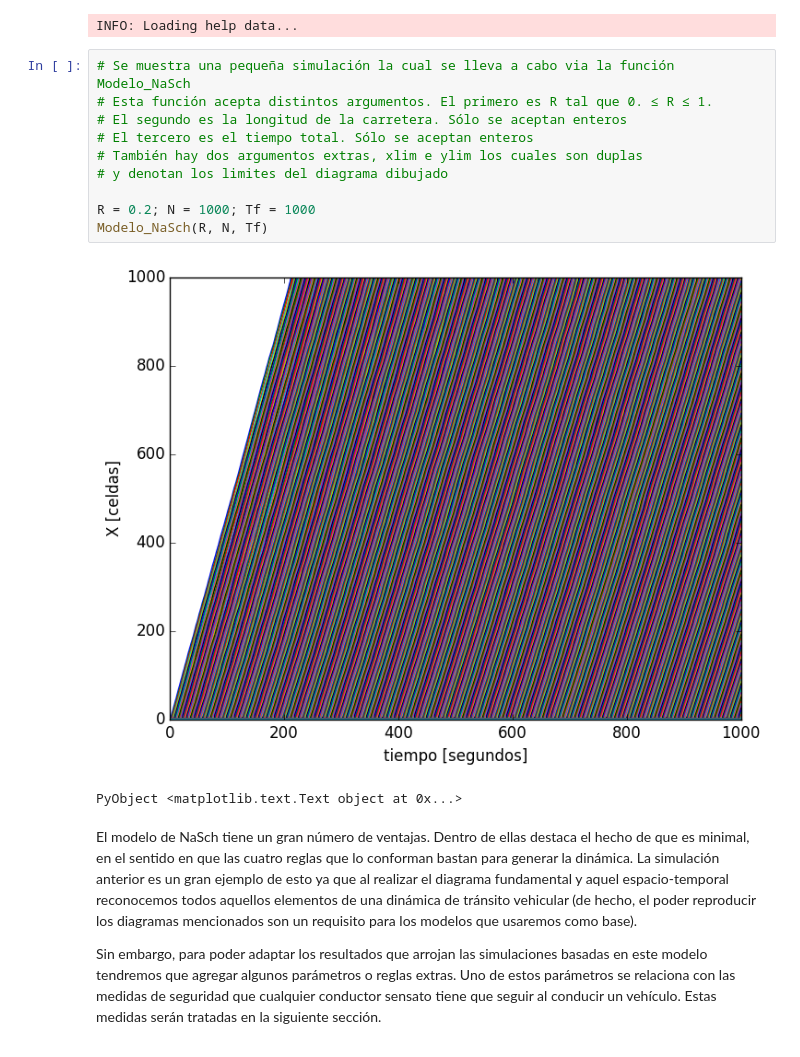
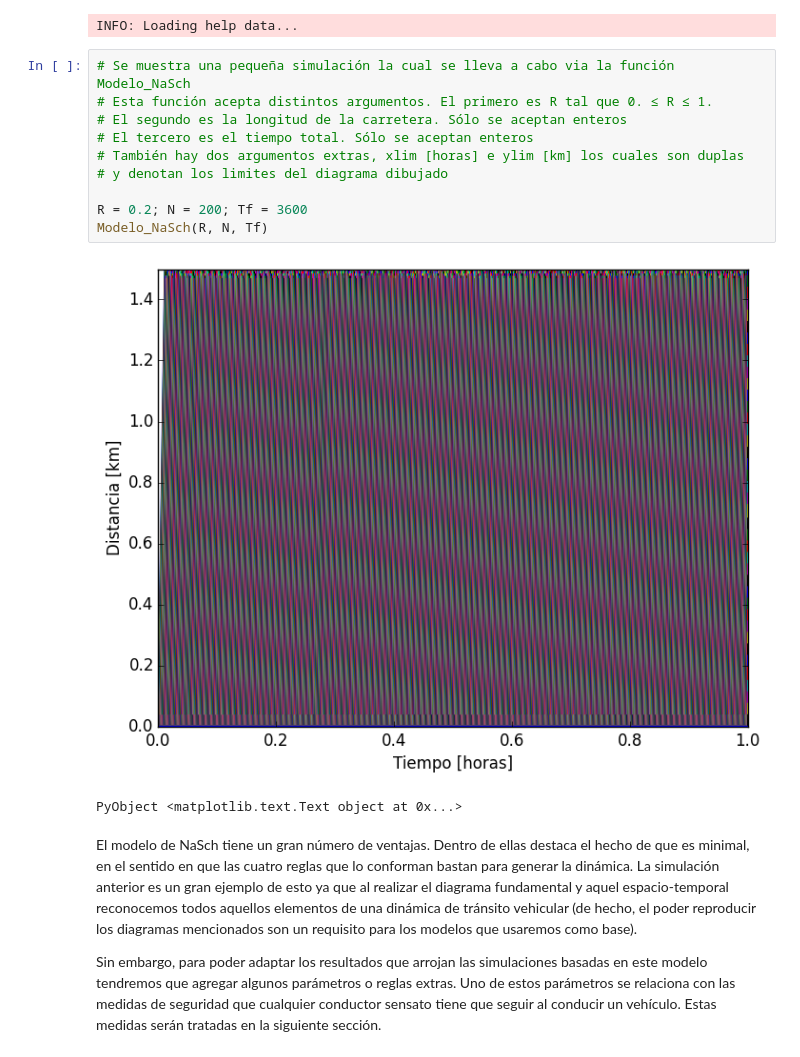
Before and after one commit to LeonardoCastro/Cambios-de-fase, a Jupyter notebook: Escrito/3 - Modelo.ipynb, the cells around one changed output. Drawn from its saved outputs; the diff is of its cells as text.

```diff
--- a/Escrito/3 - Modelo.ipynb
+++ b/Escrito/3 - Modelo.ipynb
@@ -76,15 +76,15 @@ INFO: Loading help data...
 # %%
 # Se muestra una pequeña simulación la cual se lleva a cabo via la función Modelo_NaSch
 # Esta función acepta distintos argumentos. El primero es R tal que 0. ≤ R ≤ 1.
 # El segundo es la longitud de la carretera. Sólo se aceptan enteros
 # El tercero es el tiempo total. Sólo se aceptan enteros
-# También hay dos argumentos extras, xlim e ylim los cuales son duplas
+# También hay dos argumentos extras, xlim [horas] e ylim [km] los cuales son duplas
 # y denotan los limites del diagrama dibujado
 
-R = 0.2; N = 1000; Tf = 1000
+R = 0.2; N = 200; Tf = 3600
 Modelo_NaSch(R, N, Tf)
 # %% [output]
-[figure, old version]
+[figure, new version]
 PyObject <matplotlib.text.Text object at 0x...>
 # %% [markdown]
 El modelo de NaSch tiene un gran número de ventajas. Dentro de ellas destaca el hecho de que es minimal, en el sentido en que las cuatro reglas que lo conforman bastan para generar la dinámica. La simulación anterior es un gran ejemplo de esto ya que al realizar el diagrama fundamental y aquel espacio-temporal reconocemos todos aquellos elementos de una dinámica de tránsito vehicular (de hecho, el poder reproducir los diagramas mencionados son un requisito para los modelos que usaremos como base).
```
Also changed, not shown: parts of 4 cells of this notebook.
